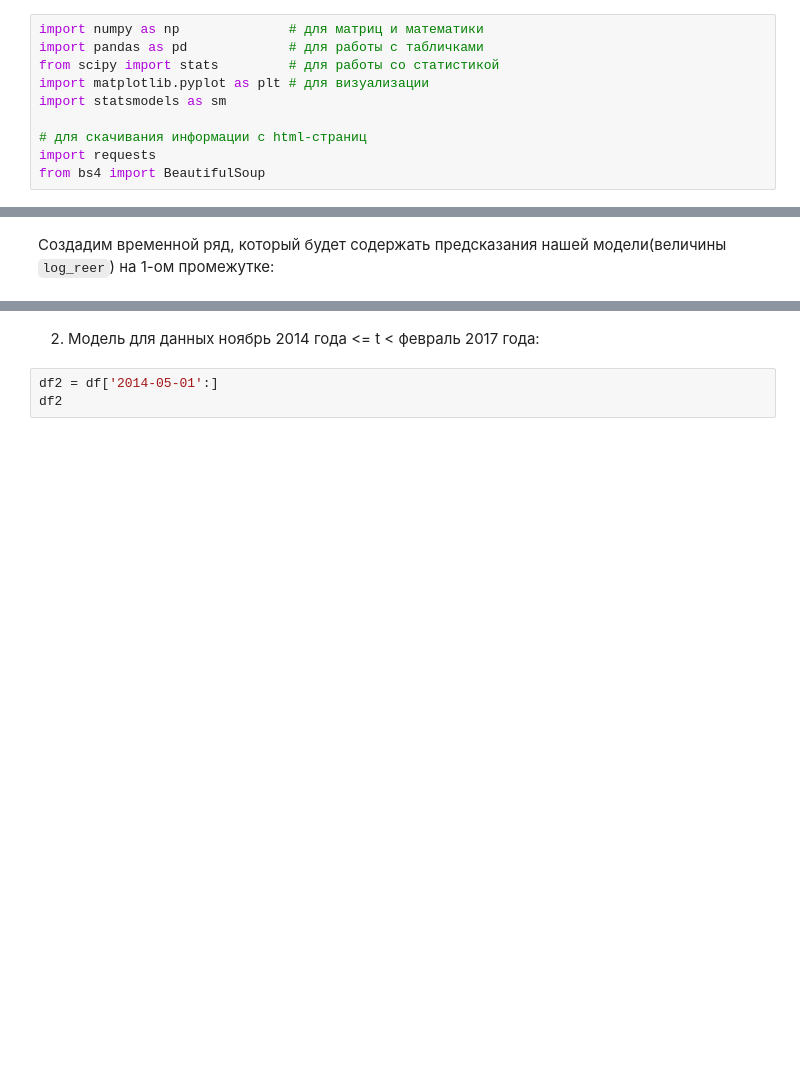
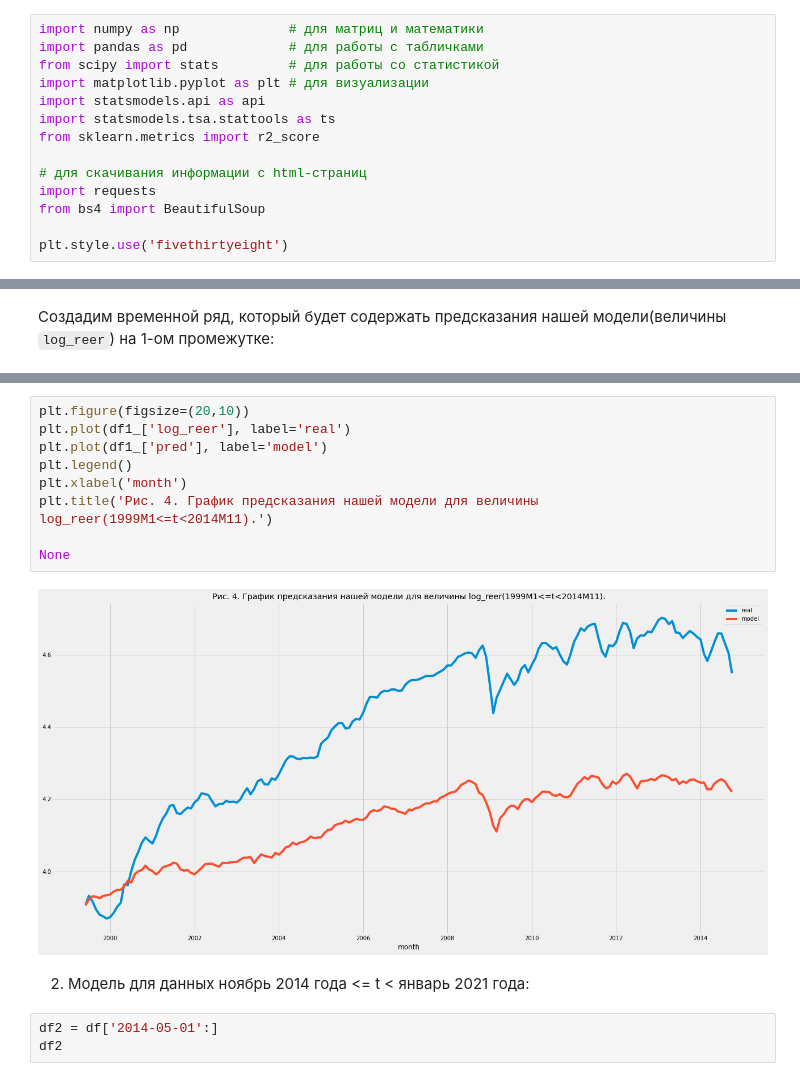
Before and after one commit to danon2018/Finances_project, a Jupyter notebook: code.ipynb, the cells around one changed output, grey strips where cells are left out. Cells and saved outputs as stored; diff of their text form; blank space fills up the shorter version.

```diff
--- a/code.ipynb
+++ b/code.ipynb
@@ -3,11 +3,15 @@ import numpy as np              # для матриц и математики
 import pandas as pd             # для работы с табличками
 from scipy import stats         # для работы со статистикой
 import matplotlib.pyplot as plt # для визуализации
-import statsmodels as sm
+import statsmodels.api as api
+import statsmodels.tsa.stattools as ts
+from sklearn.metrics import r2_score
 
 # для скачивания информации с html-страниц
 import requests
 from bs4 import BeautifulSoup
+
+plt.style.use('fivethirtyeight')
 # %% [markdown]
 ### 2. Скачаем датасет с ценой на нефть марки Brent с 1999 года по 2022 год:
 # %%
@@ -396,8 +422,19 @@ Try using .loc[row_indexer,col_indexer] = value instead
 
 See the caveats in the documentation: https://pandas.pydata.org/pandas-docs/stable/user_guide/indexing.html#returning-a-view-versus-a-copy
   df1_['pred'] = y_pred
+# %%
+plt.figure(figsize=(20,10))
+plt.plot(df1_['log_reer'], label='real')
+plt.plot(df1_['pred'], label='model')
+plt.legend()
+plt.xlabel('month')
+plt.title('Рис. 4. График предсказания нашей модели для величины log_reer(1999M1<=t<2014M11).')
+
+None
+# %% [output]
+[figure, added]
 # %% [markdown]
-2) Модель для данных ноябрь 2014 года <= t < февраль 2017 года:
+2) Модель для данных ноябрь 2014 года <= t < январь 2021 года:
 # %%
 df2 = df['2014-05-01':]
 df2
```
Also changed, not shown: parts of 31 cells of this notebook, 3 other files.
